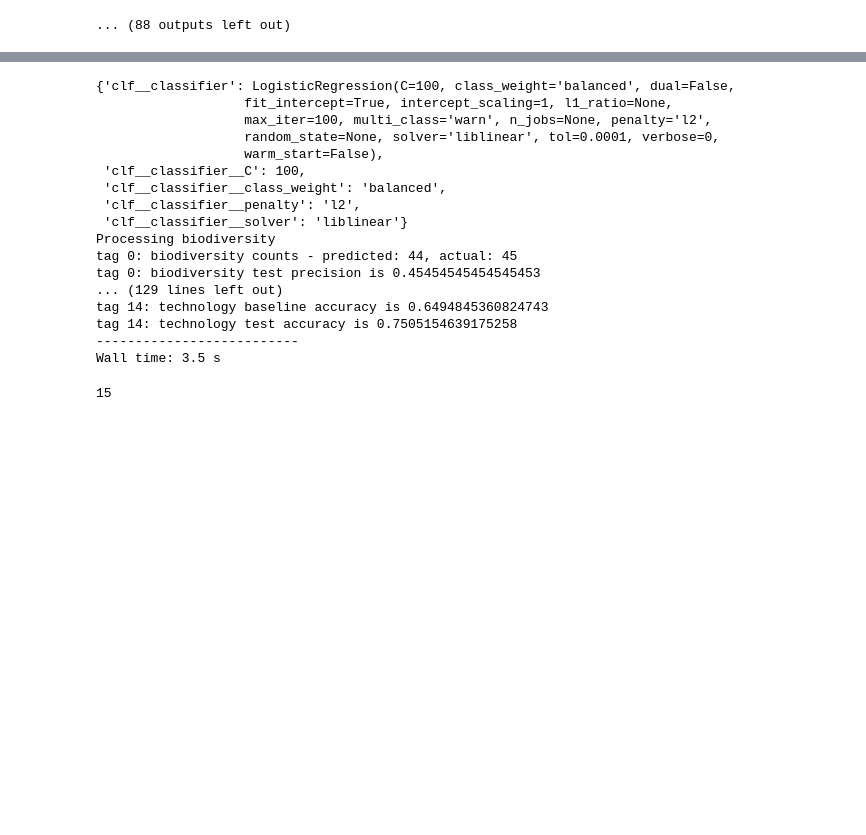
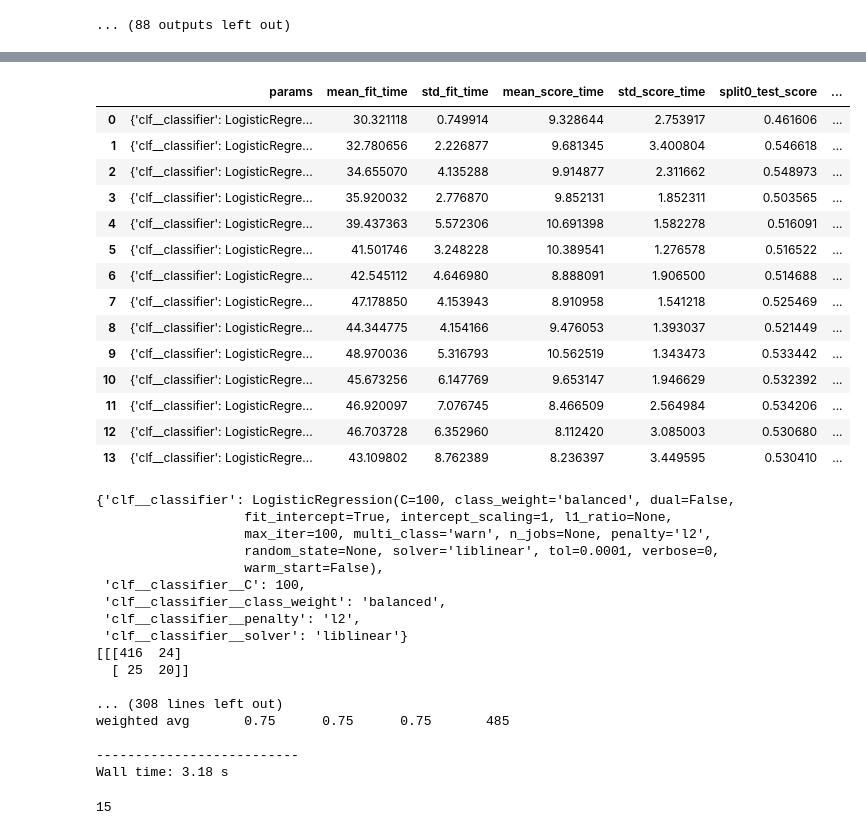
Before and after one commit to GlennChia/50_038_cds_project, a Jupyter notebook: notebooks/models/13_gridsearch_binary_relevance.ipynb, the cells around one changed output, grey strips where cells are left out. Drawn from its saved outputs; the diff is of its cells as text; code cells hidden in the pictures; blank space fills up the shorter version.

Commit message:
Statistical models results

```diff
--- a/notebooks/models/13_gridsearch_binary_relevance.ipynb
+++ b/notebooks/models/13_gridsearch_binary_relevance.ipynb
@@ -558,8 +570,30 @@ Processing biodiversity
+# %%
+pd.DataFrame(the_br_model.cv_results_)
+# %% [output]
+|  | params | mean_fit_time | std_fit_time | mean_score_time | std_score_time | split0_test_score | ... |
+| 0 | {'clf__classifier': LogisticRegre... | 30.321118 | 0.749914 | 9.328644 | 2.753917 | 0.461606 | ... |
+| 1 | {'clf__classifier': LogisticRegre... | 32.780656 | 2.226877 | 9.681345 | 3.400804 | 0.546618 | ... |
+| 2 | {'clf__classifier': LogisticRegre... | 34.655070 | 4.135288 | 9.914877 | 2.311662 | 0.548973 | ... |
+| 3 | {'clf__classifier': LogisticRegre... | 35.920032 | 2.776870 | 9.852131 | 1.852311 | 0.503565 | ... |
+| 4 | {'clf__classifier': LogisticRegre... | 39.437363 | 5.572306 | 10.691398 | 1.582278 | 0.516091 | ... |
+| 5 | {'clf__classifier': LogisticRegre... | 41.501746 | 3.248228 | 10.389541 | 1.276578 | 0.516522 | ... |
+| 6 | {'clf__classifier': LogisticRegre... | 42.545112 | 4.646980 | 8.888091 | 1.906500 | 0.514688 | ... |
+| 7 | {'clf__classifier': LogisticRegre... | 47.178850 | 4.153943 | 8.910958 | 1.541218 | 0.525469 | ... |
+| 8 | {'clf__classifier': LogisticRegre... | 44.344775 | 4.154166 | 9.476053 | 1.393037 | 0.521449 | ... |
+| 9 | {'clf__classifier': LogisticRegre... | 48.970036 | 5.316793 | 10.562519 | 1.343473 | 0.533442 | ... |
+| 10 | {'clf__classifier': LogisticRegre... | 45.673256 | 6.147769 | 9.653147 | 1.946629 | 0.532392 | ... |
+| 11 | {'clf__classifier': LogisticRegre... | 46.920097 | 7.076745 | 8.466509 | 2.564984 | 0.534206 | ... |
+| 12 | {'clf__classifier': LogisticRegre... | 46.703728 | 6.352960 | 8.112420 | 3.085003 | 0.530680 | ... |
+| 13 | {'clf__classifier': LogisticRegre... | 43.109802 | 8.762389 | 8.236397 | 3.449595 | 0.530410 | ... |
 # %%
 %%time
 the_br_model = joblib.load('best_br_model.joblib')
 pprint.pprint(the_br_model.best_params_)
 y_pred_new = the_br_model.predict(X_test)
+br_model_results = {}
+
+print(multilabel_confusion_matrix(y_test, y_pred_new))
+
 for index in range(len(tags)):
     print(f"Processing {tags[index]}")
     prediction = y_pred_new[:, index].A
@@ -581,7 +615,14 @@ for index in range(len(tags)):
 
     print(f'tag {index}: {tags[index]} baseline accuracy is {accuracy_score(true_y, baseline_prediction)}')
     print(f'tag {index}: {tags[index]} test accuracy is {accuracy_score(true_y, prediction)}')
+    print(f'tag {index}: {tags[index]} results is {classification_report(true_y, prediction)}')
+#     br_model_results[tags[index]] = {
+#         'precision': precision_score(true_y, prediction),
+#         'recall'
+#     }
     print('--------------------------')
+
+# print(pd.DataFrame())
 # %% [output]
 {'clf__classifier': LogisticRegression(C=100, class_weight='balanced', dual=False,
                    fit_intercept=True, intercept_scaling=1, l1_ratio=None,
@@ -592,14 +633,14 @@ for index in range(len(tags)):
  'clf__classifier__class_weight': 'balanced',
  'clf__classifier__penalty': 'l2',
  'clf__classifier__solver': 'liblinear'}
-Processing biodiversity
-tag 0: biodiversity counts - predicted: 44, actual: 45
-tag 0: biodiversity test precision is 0.45454545454545453
-... (129 lines left out)
-tag 14: technology baseline accuracy is 0.6494845360824743
-tag 14: technology test accuracy is 0.7505154639175258
+[[[416  24]
+  [ 25  20]]
+
+... (308 lines left out)
+weighted avg       0.75      0.75      0.75       485
+
 --------------------------
-Wall time: 3.5 s
+Wall time: 3.18 s
 # %%
 import glob
 # %%
```
Also changed, not shown: parts of 2 cells of this notebook.
